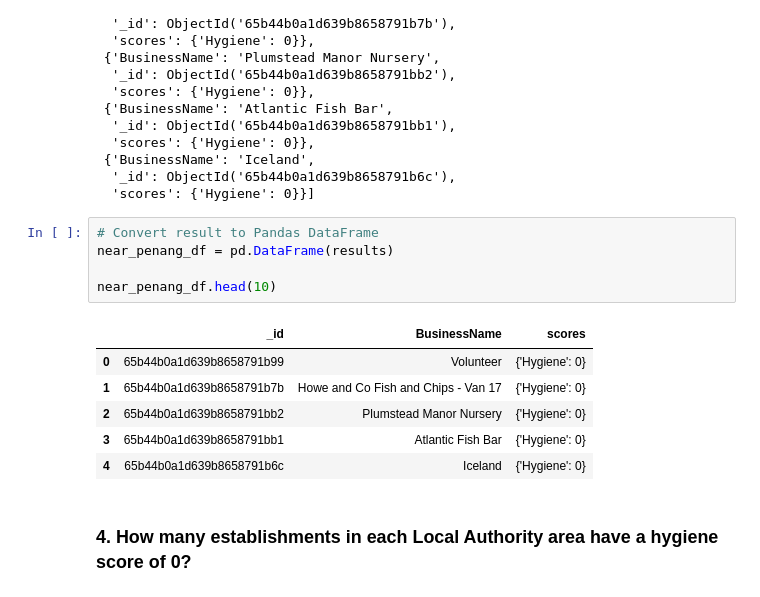
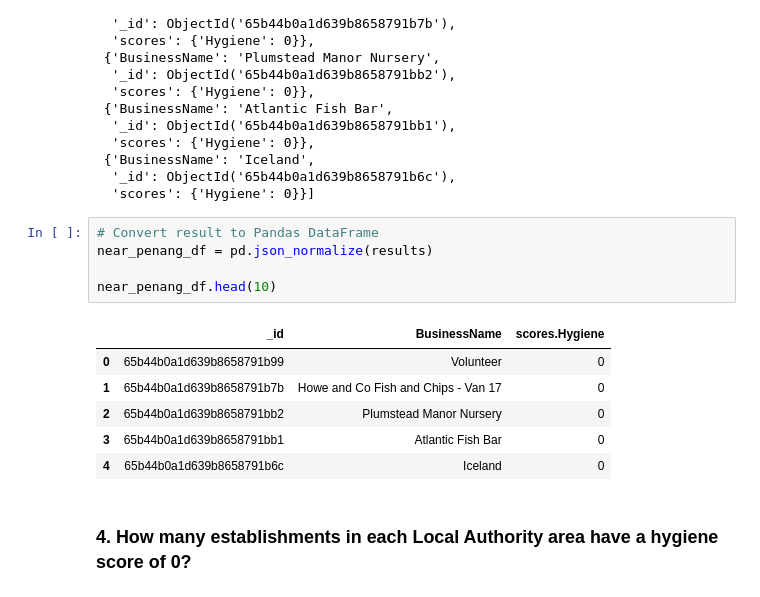
Before and after one commit to angiecfoust/nosql_challenge, a Jupyter notebook: NoSQL_analysis_starter.ipynb, the cells around one changed output. Saved outputs shown, nothing was run; the diff lists cells and outputs as text.

Commit message:
fixed last dataframe, still need to work on question 3

```diff
--- a/NoSQL_analysis_starter.ipynb
+++ b/NoSQL_analysis_starter.ipynb
@@ -177,16 +177,16 @@ pprint(results)
   'scores': {'Hygiene': 0}}]
 # %%
 # Convert result to Pandas DataFrame
-near_penang_df = pd.DataFrame(results)
+near_penang_df = pd.json_normalize(results)
 
 near_penang_df.head(10)
 # %% [output]
-|  | _id | BusinessName | scores |
-| 0 | 65b44b0a1d639b8658791b99 | Volunteer | {'Hygiene': 0} |
-| 1 | 65b44b0a1d639b8658791b7b | Howe and Co Fish and Chips - Van 17 | {'Hygiene': 0} |
-| 2 | 65b44b0a1d639b8658791bb2 | Plumstead Manor Nursery | {'Hygiene': 0} |
-| 3 | 65b44b0a1d639b8658791bb1 | Atlantic Fish Bar | {'Hygiene': 0} |
-| 4 | 65b44b0a1d639b8658791b6c | Iceland | {'Hygiene': 0} |
+|  | _id | BusinessName | scores.Hygiene |
+| 0 | 65b44b0a1d639b8658791b99 | Volunteer | 0 |
+| 1 | 65b44b0a1d639b8658791b7b | Howe and Co Fish and Chips - Van 17 | 0 |
+| 2 | 65b44b0a1d639b8658791bb2 | Plumstead Manor Nursery | 0 |
+| 3 | 65b44b0a1d639b8658791bb1 | Atlantic Fish Bar | 0 |
+| 4 | 65b44b0a1d639b8658791b6c | Iceland | 0 |
 # %% [markdown]
 ### 4. How many establishments in each Local Authority area have a hygiene score of 0?
 # %%
```
Also changed, not shown: parts of 3 cells of this notebook.
